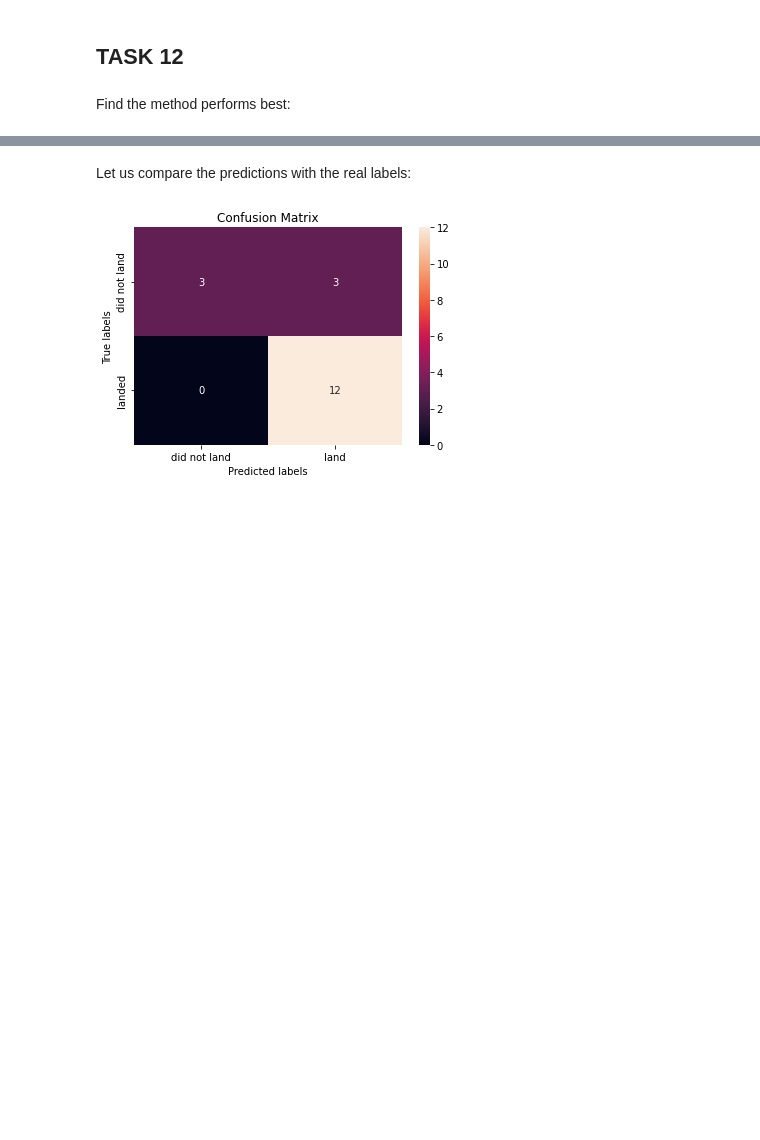
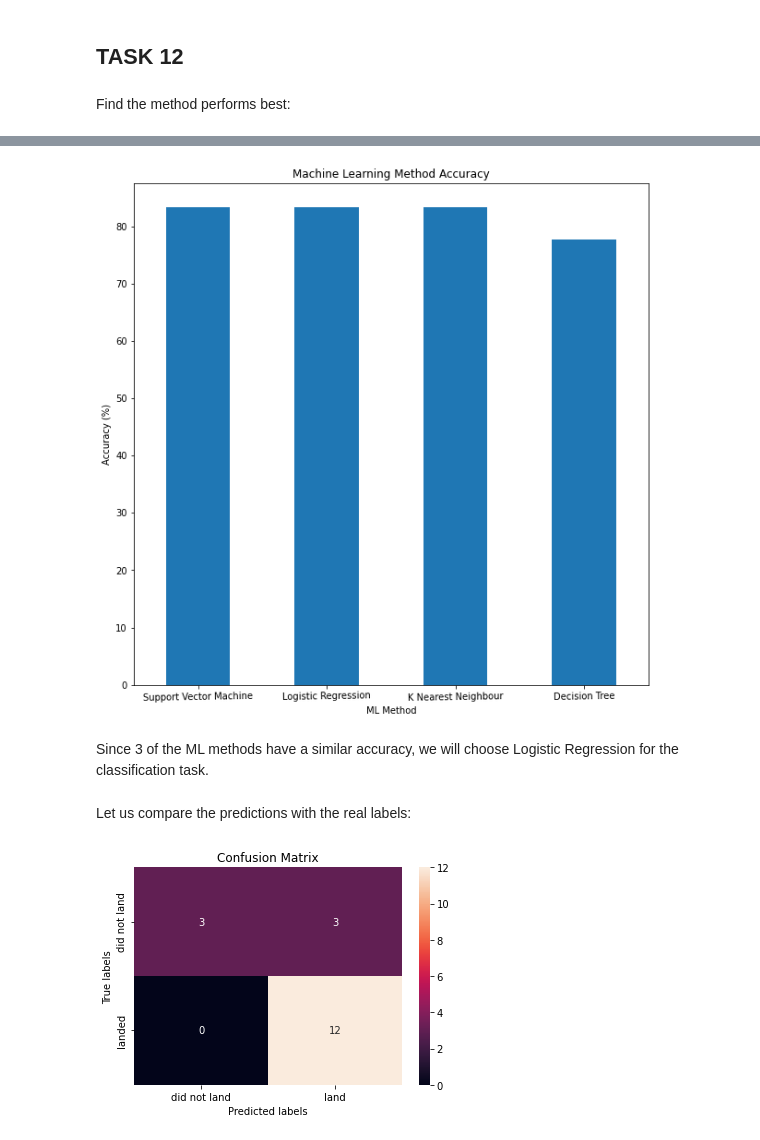
Before and after one commit to Molo-M/SpaceX_Landing_Prediction, a Jupyter notebook: SpaceX_Machine Learning Prediction.ipynb, the cells around one changed output, grey strips where cells are left out. Drawn from its saved outputs; the diff is of its cells as text; code cells hidden in the pictures; blank space fills up the shorter version.

```diff
--- a/SpaceX_Machine Learning Prediction.ipynb
+++ b/SpaceX_Machine Learning Prediction.ipynb
@@ -218,7 +219,9 @@ accuracy : 0.8482142857142856
 # %% [markdown]
 Calculate the accuracy on the test data using the method <code>score</code>:
 # %%
-print("score :",svm_cv.score(X_test, Y_test))
+svm_cv_score = svm_cv.score(X_test, Y_test)
+
+print("score :",svm_cv_score)
 # %% [output]
 score : 0.8333333333333334
 # %% [markdown]
@@ -254,5 +257,7 @@ accuracy : 0.9142857142857144
 # %% [markdown]
 Calculate the accuracy of tree_cv on the test data using the method <code>score</code>:
 # %%
-print("score :",tree_cv.score(X_test, Y_test))
+tree_cv_score = tree_cv.score(X_test, Y_test)
+
+print("score :",tree_cv_score)
 # %% [output]
@@ -289,5 +294,6 @@ Calculate the accuracy of tree_cv on the test data using the method <code>score<
 # %%
-print("score :",knn_cv.score(X_test, Y_test))
+knn_cv_score = knn_cv.score(X_test, Y_test)
+print("score :",knn_cv_score)
 # %% [output]
 score : 0.8333333333333334
 # %% [markdown]
@@ -301,3 +307,13 @@ plot_confusion_matrix(Y_test,yhat)
 ## TASK  12
 # %% [markdown]
 Find the method performs best:
+# %%
+# Created a dataframe showing accuracy scores:
+accuracy = [svm_cv_score, logreg_score, knn_cv_score, tree_cv_score]
+accuracy = [i * 100 for i in accuracy]
+
+method = ['Support Vector Machine', 'Logistic Regression', 'K Nearest Neighbour', 'Decision Tree']
+models = {'ML Method':method, 'Accuracy Score (%)':accuracy}
+
+ML_df = pd.DataFrame(models)
+ML_df
@@ -304,3 +326,11 @@ Find the method performs best:
+# %%
+# Plot bar chart
+ML_df.plot(kind='bar', x='ML Method', y='Accuracy Score (%)', ylabel='Accuracy (%)', figsize=(10,10),
+           legend=None, rot= 1, title='Machine Learning Method Accuracy');
+# %% [output]
+[figure, added]
+# %% [markdown]
+Since 3 of the ML methods have a similar accuracy, we will choose Logistic Regression for the classification task.
 # %%
 # Using Logistic regression and best parameters we received earlier:
 # 'C': 0.01, 'penalty': 'l2', 'solver': 'lbfgs'
```
Also changed, not shown: parts of 6 cells of this notebook.
